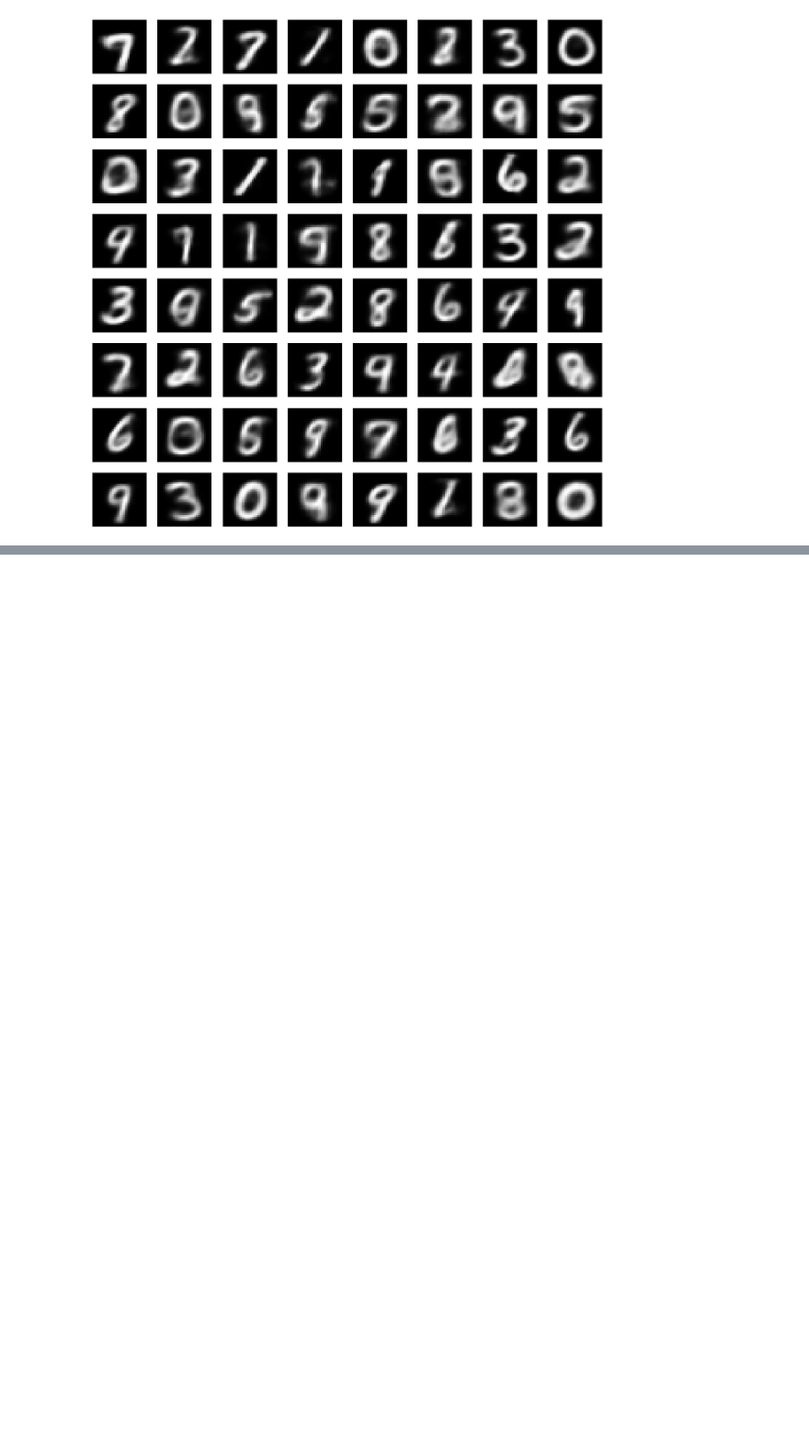
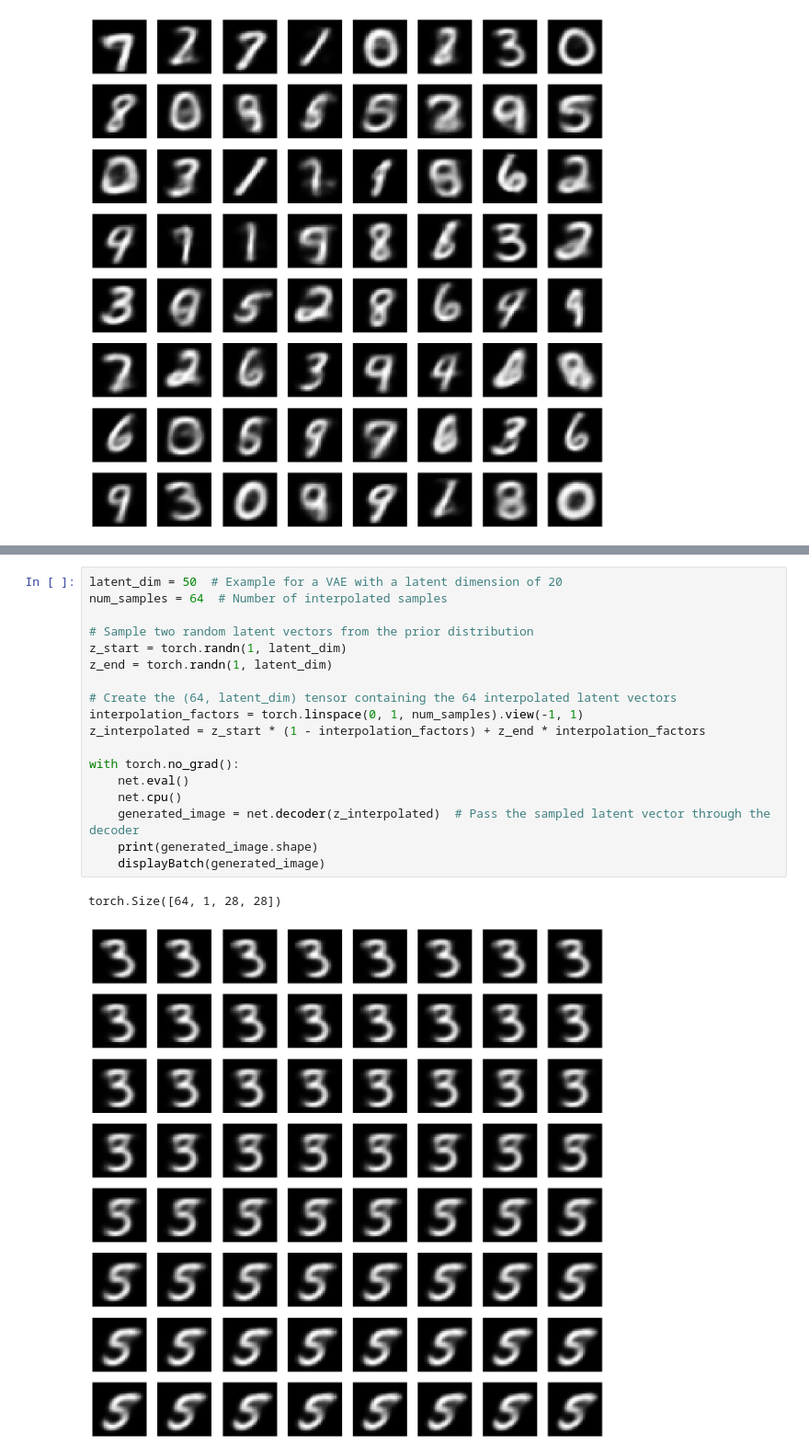
Before and after one commit to NicolasOng/ai_tests, a Jupyter notebook: 2023-04-07 VAE.ipynb, the cells around one changed output, grey strips where cells are left out. Shown at 92% size. Cells and saved outputs as stored; diff of their text form; blank space fills up the shorter version.

```diff
--- a/2023-04-07 VAE.ipynb
+++ b/2023-04-07 VAE.ipynb
@@ -387,0 +418,21 @@ torch.Size([64, 1, 28, 28])
+# %%
+latent_dim = 50  # Example for a VAE with a latent dimension of 20
+num_samples = 64  # Number of interpolated samples
+
+# Sample two random latent vectors from the prior distribution
+z_start = torch.randn(1, latent_dim)
+z_end = torch.randn(1, latent_dim)
+
+# Create the (64, latent_dim) tensor containing the 64 interpolated latent vectors
+interpolation_factors = torch.linspace(0, 1, num_samples).view(-1, 1)
+z_interpolated = z_start * (1 - interpolation_factors) + z_end * interpolation_factors
+
+with torch.no_grad():
+    net.eval()
+    net.cpu()
+    generated_image = net.decoder(z_interpolated)  # Pass the sampled latent vector through the decoder
+    print(generated_image.shape)
+    displayBatch(generated_image)
+# %% [output]
+torch.Size([64, 1, 28, 28])
+[figure, added]
```
Also changed, not shown: parts of 1 cell of this notebook.
